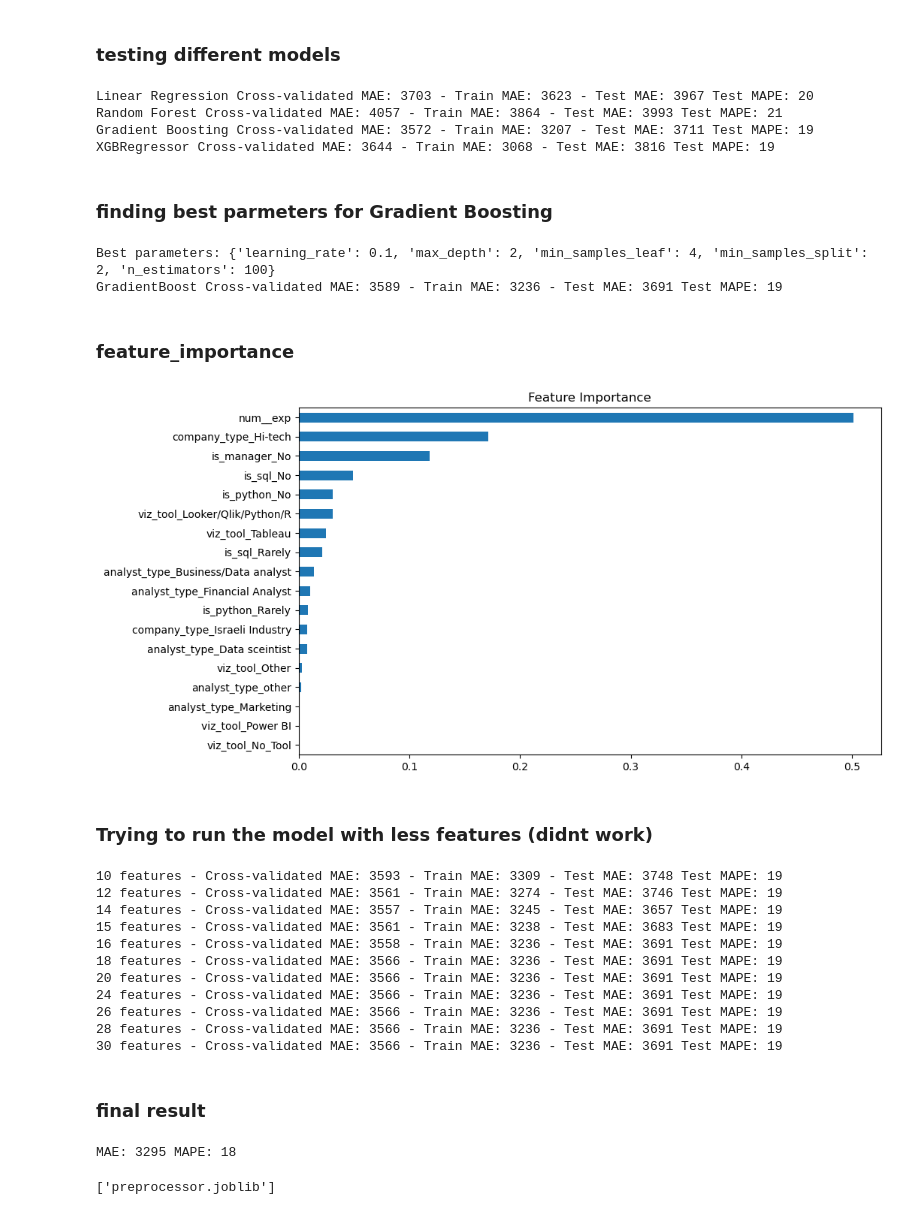
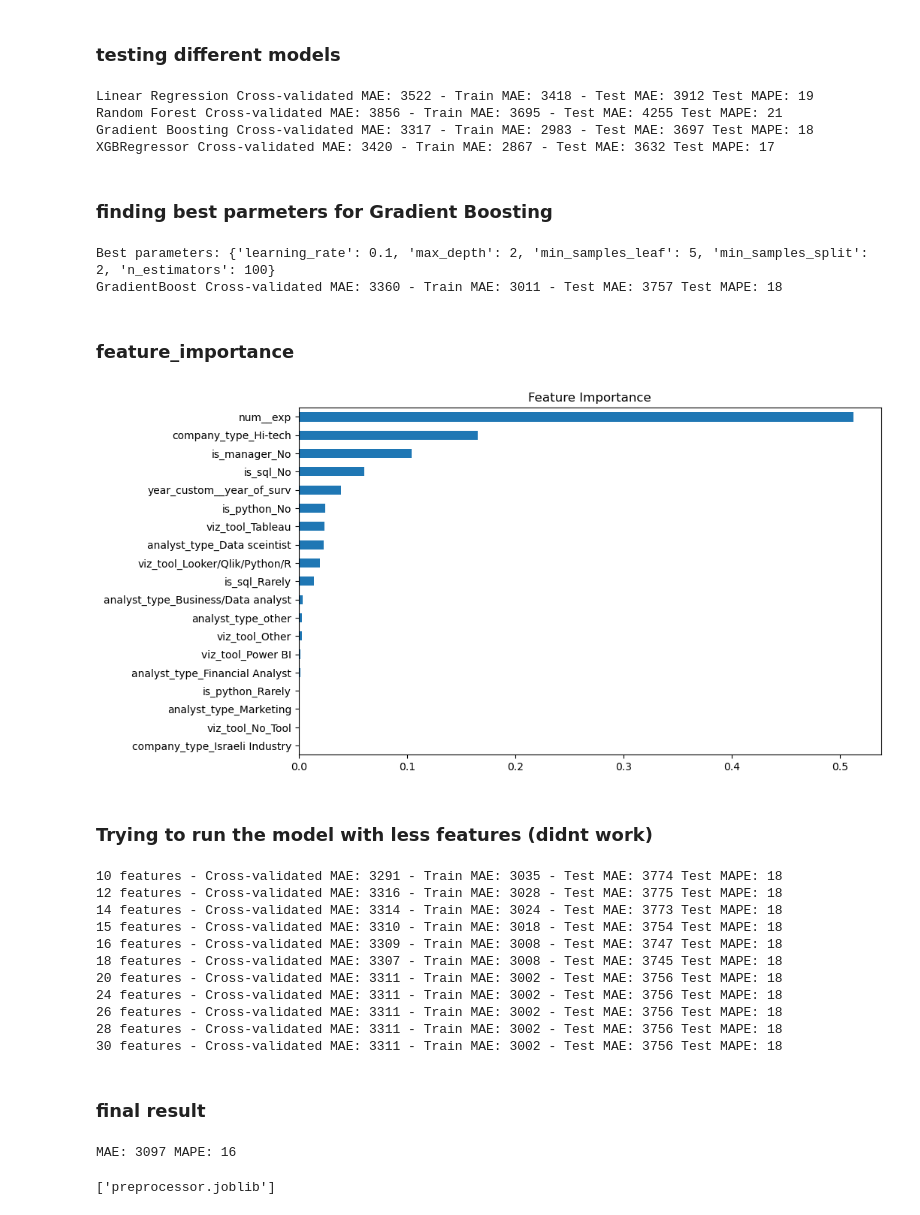
Before and after one commit to danielraz3/analyst_salary_prediction, a Jupyter notebook: salary_prediction.ipynb, the cells around one changed output. Drawn from its saved outputs; the diff is of its cells as text; code cells hidden in the pictures.

```diff
--- a/salary_prediction.ipynb
+++ b/salary_prediction.ipynb
@@ -101,7 +104,7 @@ data[:20]
 | 284 | שכירה | אזור ירושלים | other | תעשייה ישראלית | לא | NaN | כן | לא | ... |
 # %%
 # droping outliers
-data=data[data.salary>=7500]
+data=data[data.salary>=8000]
 data=data[data.salary<=50000]
 data.salary.describe()
 # %% [output]
@@ -216,3 +219,19 @@ memory usage: 103.6+ KB
+# %%
+class YearToCategoryTransformer(BaseEstimator, TransformerMixin):
+    def fit(self, X, y=None):
+        # Assuming X is a DataFrame for simplicity
+        self.feature_names_out_ = X.columns.tolist()  # Capture input feature names
+        return self
+
+    def transform(self, X, y=None):
+        # Transform logic here (your existing transformation code)
+        # Example transformation:
+        transformed_X = np.digitize(X, bins=[2020, 2021, 2022, 2024])
+        return transformed_X
+
+    def get_feature_names_out(self, input_features=None):
+        # Return the output feature names
+        return self.feature_names_out_
 # %% [markdown]
 ### testing different models
 # %%
@@ -226,7 +245,7 @@ def mean_absolute_percentage_error(y_true, y_pred):
 # Assuming data is already loaded and stored in the variable 'data'
 
 # Drop unnecessary columns and convert 'year_of_surv' to a string
-# data['year_of_surv'] = data['year_of_surv'].astype(str)
+data['year_of_surv_str'] = data['year_of_surv'].astype(str)
 col=['company_type','is_manager','is_sql','is_python','year_of_surv','exp','viz_tool','job_location','analyst_type']
 col=['company_type','is_manager','is_sql','is_python','year_of_surv','exp','viz_tool','analyst_type']
 
@@ -240,6 +259,8 @@ preprocessor = ColumnTransformer(
 #         ('cat', OneHotEncoder(handle_unknown='ignore'), categorical_cols),
         ('cat', OneHotEncoder(handle_unknown='ignore',drop='first'), categorical_cols),
         ('num', StandardScaler(), numerical_cols),
+        ('year_custom', YearToCategoryTransformer(), ['year_of_surv'])  # Apply custom transformation to 'year'
+
     ])
 
 # Split the data
@@ -274,10 +295,10 @@ for name, model in models.items():
 
     print(f"{name} Cross-validated MAE: {int(-scores.mean())} - Train MAE: {int(train_mae)} - Test MAE: {int(test_mae)} Test MAPE: {int(test_mape)}")
 # %% [output]
-Linear Regression Cross-validated MAE: 3703 - Train MAE: 3623 - Test MAE: 3967 Test MAPE: 20
-Random Forest Cross-validated MAE: 4057 - Train MAE: 3864 - Test MAE: 3993 Test MAPE: 21
-Gradient Boosting Cross-validated MAE: 3572 - Train MAE: 3207 - Test MAE: 3711 Test MAPE: 19
-XGBRegressor Cross-validated MAE: 3644 - Train MAE: 3068 - Test MAE: 3816 Test MAPE: 19
+Linear Regression Cross-validated MAE: 3522 - Train MAE: 3418 - Test MAE: 3912 Test MAPE: 19
+Random Forest Cross-validated MAE: 3856 - Train MAE: 3695 - Test MAE: 4255 Test MAPE: 21
+Gradient Boosting Cross-validated MAE: 3317 - Train MAE: 2983 - Test MAE: 3697 Test MAPE: 18
+XGBRegressor Cross-validated MAE: 3420 - Train MAE: 2867 - Test MAE: 3632 Test MAPE: 17
 # %% [markdown]
 ### finding best parmeters for Gradient Boosting
 # %%
@@ -324,8 +345,8 @@ medae = median_absolute_error(y_train, y_train_pred)
 
 print(f"{'GradientBoost'} Cross-validated MAE: {int(-grid_search.best_score_.mean())} - Train MAE: {int(train_mae)} - Test MAE: {int(test_mae)} Test MAPE: {int(test_mape)}")
 # %% [output]
-Best parameters: {'learning_rate': 0.1, 'max_depth': 2, 'min_samples_leaf': 4, 'min_samples_split': 2, 'n_estimators': 100}
-GradientBoost Cross-validated MAE: 3589 - Train MAE: 3236 - Test MAE: 3691 Test MAPE: 19
+Best parameters: {'learning_rate': 0.1, 'max_depth': 2, 'min_samples_leaf': 5, 'min_samples_split': 2, 'n_estimators': 100}
+GradientBoost Cross-validated MAE: 3360 - Train MAE: 3011 - Test MAE: 3757 Test MAPE: 18
 # %% [markdown]
 ###  feature_importance
 # %%
@@ -364,29 +385,33 @@ dic={
 # %%
 import matplotlib.pyplot as plt
 import pandas as pd
 
 # Assuming xgboost_adjusted is your trained XGBRegressor model
 importances = best_model.feature_importances_
 
 # Assuming you have the feature names accessible
 # For example, if you used a ColumnTransformer with one-hot encoding,
 # you might need to get the output feature names like so:
 feature_names = preprocessor.get_feature_names_out()
 
 feature_names_new=[]
 for feature in feature_names:
-    feature_names_new.append(dic[feature])
+    if feature in dic:
+        feature_names_new.append(dic[feature])
+    else:
+        feature_names_new.append(feature)
+
 
 # Create a pandas Series for easy plotting
 feature_importance_original = pd.Series(importances, index=feature_names)
 feature_importance_series = pd.Series(importances, index=feature_names_new)
 
 # Plotting
 feature_importance_series.sort_values(ascending=True).plot.barh(figsize=(10, 6))
 plt.title('Feature Importance')
 plt.show()
 # %% [output]
-[figure, old version]
+[figure, new version]
 # %% [markdown]
 ### Trying to run the model with less features (didnt work)
 # %%
@@ -451,17 +476,17 @@ predictions = {'Results': y_test, 'Predictions': y_test_pred}
 # Combine predictions into a DataFrame
 predictions_df = pd.DataFrame(predictions)
 # %% [output]
-10 features - Cross-validated MAE: 3593 - Train MAE: 3309 - Test MAE: 3748 Test MAPE: 19
-12 features - Cross-validated MAE: 3561 - Train MAE: 3274 - Test MAE: 3746 Test MAPE: 19
-14 features - Cross-validated MAE: 3557 - Train MAE: 3245 - Test MAE: 3657 Test MAPE: 19
-15 features - Cross-validated MAE: 3561 - Train MAE: 3238 - Test MAE: 3683 Test MAPE: 19
-16 features - Cross-validated MAE: 3558 - Train MAE: 3236 - Test MAE: 3691 Test MAPE: 19
-18 features - Cross-validated MAE: 3566 - Train MAE: 3236 - Test MAE: 3691 Test MAPE: 19
-20 features - Cross-validated MAE: 3566 - Train MAE: 3236 - Test MAE: 3691 Test MAPE: 19
-24 features - Cross-validated MAE: 3566 - Train MAE: 3236 - Test MAE: 3691 Test MAPE: 19
-26 features - Cross-validated MAE: 3566 - Train MAE: 3236 - Test MAE: 3691 Test MAPE: 19
-28 features - Cross-validated MAE: 3566 - Train MAE: 3236 - Test MAE: 3691 Test MAPE: 19
-30 features - Cross-validated MAE: 3566 - Train MAE: 3236 - Test MAE: 3691 Test MAPE: 19
+10 features - Cross-validated MAE: 3291 - Train MAE: 3035 - Test MAE: 3774 Test MAPE: 18
+12 features - Cross-validated MAE: 3316 - Train MAE: 3028 - Test MAE: 3775 Test MAPE: 18
+14 features - Cross-validated MAE: 3314 - Train MAE: 3024 - Test MAE: 3773 Test MAPE: 18
+15 features - Cross-validated MAE: 3310 - Train MAE: 3018 - Test MAE: 3754 Test MAPE: 18
+16 features - Cross-validated MAE: 3309 - Train MAE: 3008 - Test MAE: 3747 Test MAPE: 18
+18 features - Cross-validated MAE: 3307 - Train MAE: 3008 - Test MAE: 3745 Test MAPE: 18
+20 features - Cross-validated MAE: 3311 - Train MAE: 3002 - Test MAE: 3756 Test MAPE: 18
+24 features - Cross-validated MAE: 3311 - Train MAE: 3002 - Test MAE: 3756 Test MAPE: 18
+26 features - Cross-validated MAE: 3311 - Train MAE: 3002 - Test MAE: 3756 Test MAPE: 18
+28 features - Cross-validated MAE: 3311 - Train MAE: 3002 - Test MAE: 3756 Test MAPE: 18
+30 features - Cross-validated MAE: 3311 - Train MAE: 3002 - Test MAE: 3756 Test MAPE: 18
 # %% [markdown]
 ### final result
 # %%
@@ -476,5 +501,5 @@ print(f"MAE: {int(test_mae)} MAPE: {int(test_mape)}")
 joblib.dump(gbr,'gradient_boosting_regressor_model.pkl')
 joblib.dump(preprocessor, 'preprocessor.joblib')
 # %% [output]
-MAE: 3295 MAPE: 18
+MAE: 3097 MAPE: 16
 ['preprocessor.joblib']
```
Also changed, not shown: parts of 6 cells of this notebook, 1 other file.
